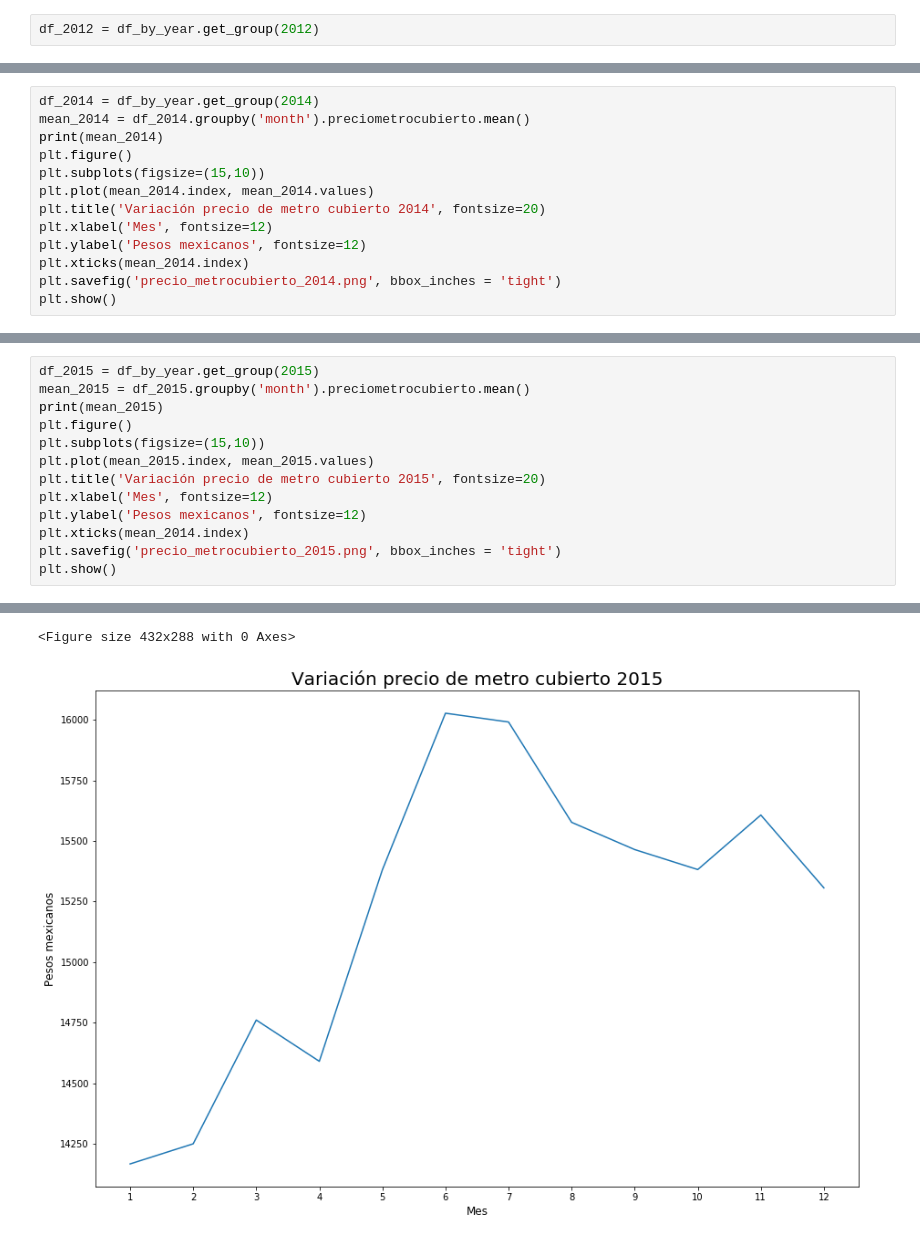
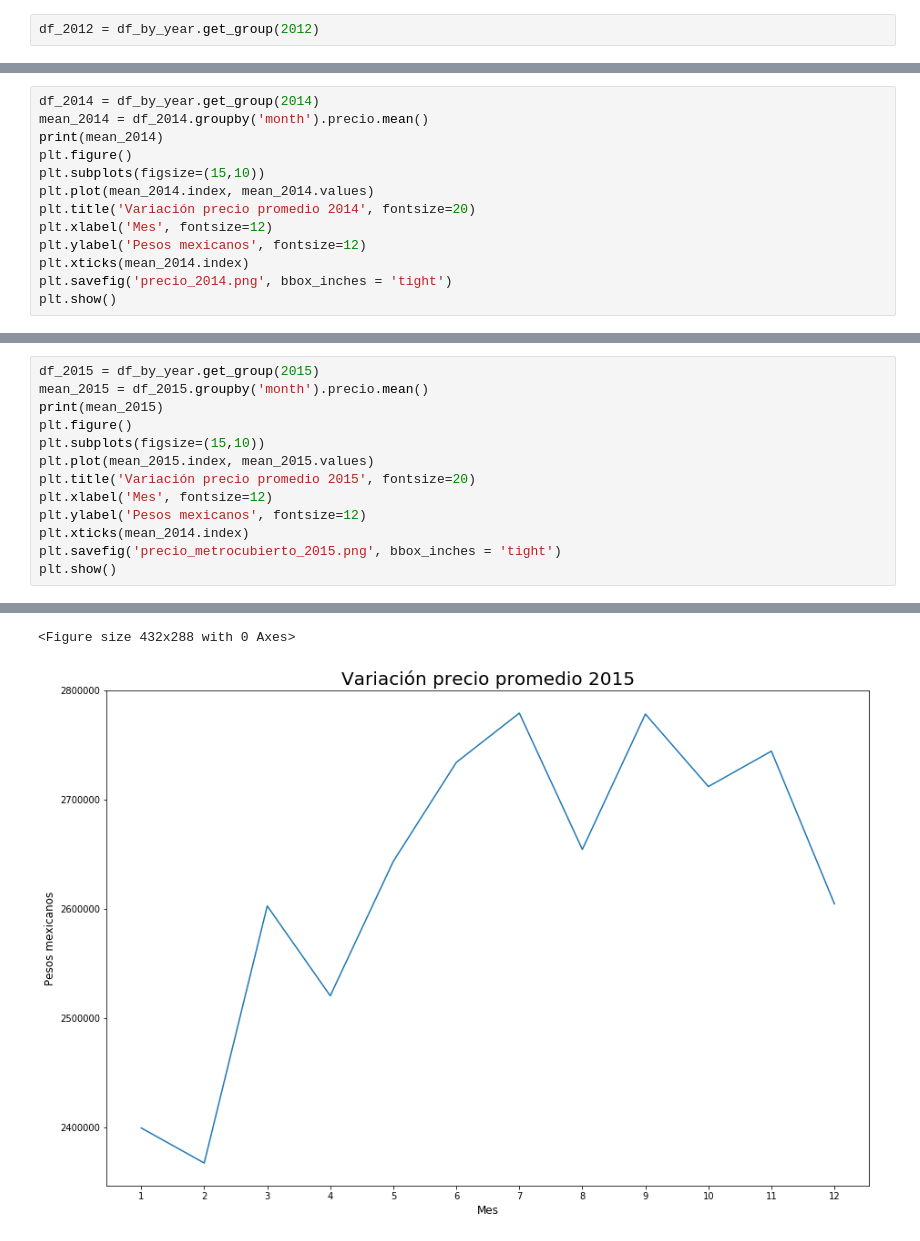
Before and after one commit to gdbien/9558-Organizacion-de-Datos, a Jupyter notebook: TP1/JuanPablo/tp1_jp.ipynb, the cells around one changed output, grey strips where cells are left out. Drawn from its saved outputs; the diff is of its cells as text.

```diff
--- a/TP1/JuanPablo/tp1_jp.ipynb
+++ b/TP1/JuanPablo/tp1_jp.ipynb
@@ -199,15 +199,15 @@ Name: preciometrocubierto, dtype: float64
 # %%
 df_2014 = df_by_year.get_group(2014)
-mean_2014 = df_2014.groupby('month').preciometrocubierto.mean()
+mean_2014 = df_2014.groupby('month').precio.mean()
 print(mean_2014)
 plt.figure()
 plt.subplots(figsize=(15,10))
 plt.plot(mean_2014.index, mean_2014.values)
-plt.title('Variación precio de metro cubierto 2014', fontsize=20)
+plt.title('Variación precio promedio 2014', fontsize=20)
 plt.xlabel('Mes', fontsize=12)
 plt.ylabel('Pesos mexicanos', fontsize=12)
 plt.xticks(mean_2014.index)
-plt.savefig('precio_metrocubierto_2014.png', bbox_inches = 'tight')
+plt.savefig('precio_2014.png', bbox_inches = 'tight')
 plt.show()
 # %% [output]
 month
@@ -229,11 +229,11 @@ Name: preciometrocubierto, dtype: float64
 # %%
 df_2015 = df_by_year.get_group(2015)
-mean_2015 = df_2015.groupby('month').preciometrocubierto.mean()
+mean_2015 = df_2015.groupby('month').precio.mean()
 print(mean_2015)
 plt.figure()
 plt.subplots(figsize=(15,10))
 plt.plot(mean_2015.index, mean_2015.values)
-plt.title('Variación precio de metro cubierto 2015', fontsize=20)
+plt.title('Variación precio promedio 2015', fontsize=20)
 plt.xlabel('Mes', fontsize=12)
 plt.ylabel('Pesos mexicanos', fontsize=12)
 plt.xticks(mean_2014.index)
@@ -257,5 +257,5 @@ Name: preciometrocubierto, dtype: float64
 <Figure size 432x288 with 0 Axes>
-[figure, old version]
+[figure, new version]
 # %%
 df_2016 = df_by_year.get_group(2016)
 mean_2016 = df_2016.groupby('month').precio.mean()
```
Also changed, not shown: parts of 26 cells of this notebook.
